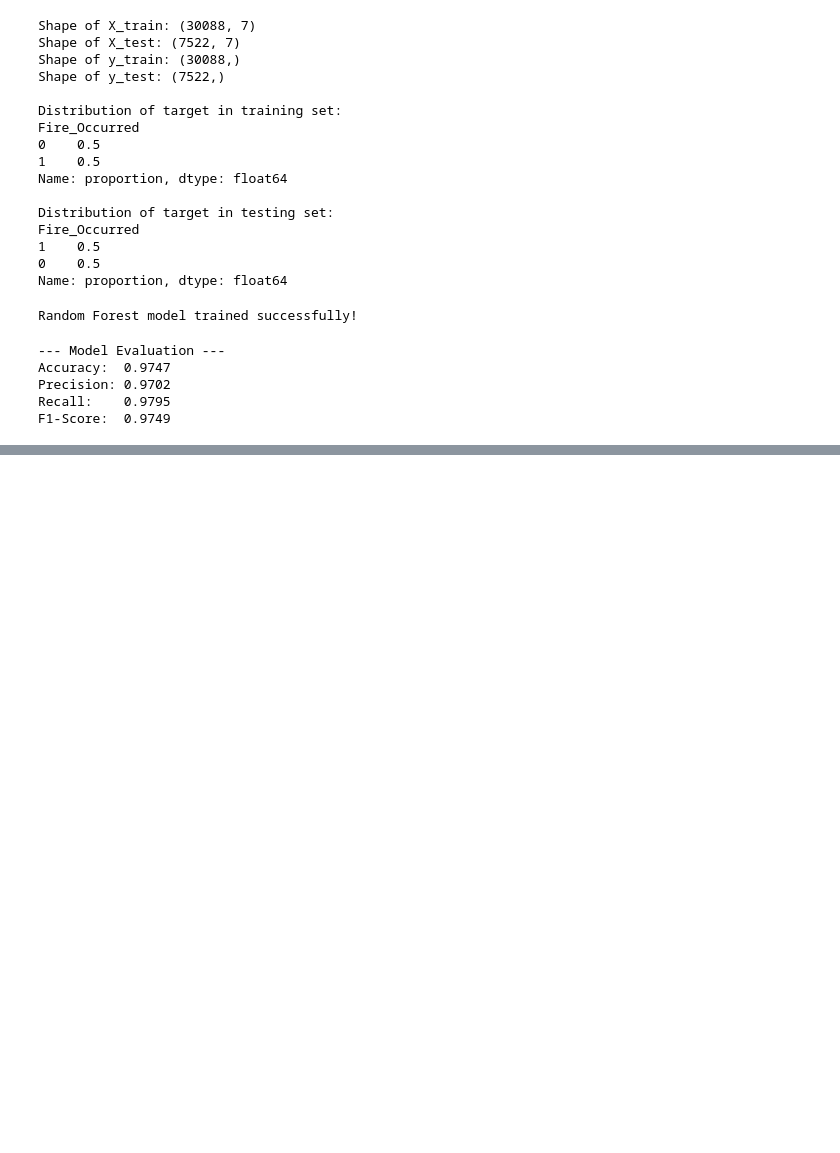
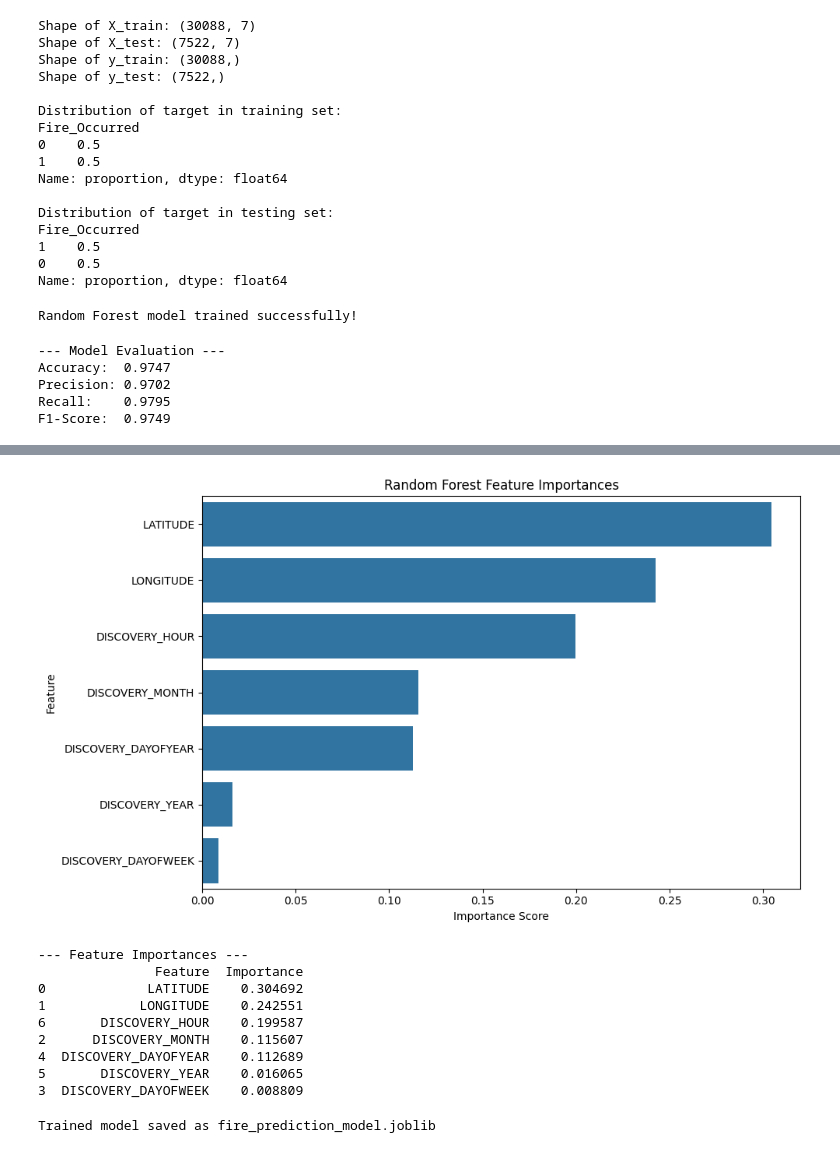
Before and after one commit to harinitata/forest_fire_prediction, a Jupyter notebook: ForestFire_RF.ipynb, the cells around one changed output, grey strips where cells are left out. Cells and saved outputs as stored; diff of their text form; code cells hidden in the pictures; blank space fills up the shorter version.

Commit message:
Initial commit with Flask app, frontend, and model

```diff
--- a/ForestFire_RF.ipynb
+++ b/ForestFire_RF.ipynb
@@ -430,0 +450,45 @@ F1-Score:  0.9749
+# %%
+import pandas as pd
+import matplotlib.pyplot as plt
+import seaborn as sns
+
+# Get feature importances from the trained model
+feature_importances = model.feature_importances_
+
+# Create a DataFrame to display feature importances
+features = X_train.columns
+importance_df = pd.DataFrame({'Feature': features, 'Importance': feature_importances})
+
+# Sort by importance in descending order
+importance_df = importance_df.sort_values(by='Importance', ascending=False)
+
+# Plot feature importances
+plt.figure(figsize=(10, 6))
+sns.barplot(x='Importance', y='Feature', data=importance_df)
+plt.title('Random Forest Feature Importances')
+plt.xlabel('Importance Score')
+plt.ylabel('Feature')
+plt.tight_layout()
+plt.show()
+
+print("\n--- Feature Importances ---")
+print(importance_df)
+# %% [output]
+[figure, added]
+--- Feature Importances ---
+               Feature  Importance
+0             LATITUDE    0.304692
+1            LONGITUDE    0.242551
+6       DISCOVERY_HOUR    0.199587
+2      DISCOVERY_MONTH    0.115607
+4  DISCOVERY_DAYOFYEAR    0.112689
+5       DISCOVERY_YEAR    0.016065
+3  DISCOVERY_DAYOFWEEK    0.008809
+# %%
+import joblib
+
+# Assuming 'model' is your trained RandomForestClassifier object
+joblib.dump(model, 'fire_prediction_model.joblib')
+print("Trained model saved as fire_prediction_model.joblib")
+# %% [output]
+Trained model saved as fire_prediction_model.joblib
```
Also changed, not shown: parts of 3 cells of this notebook, 4 other files.
